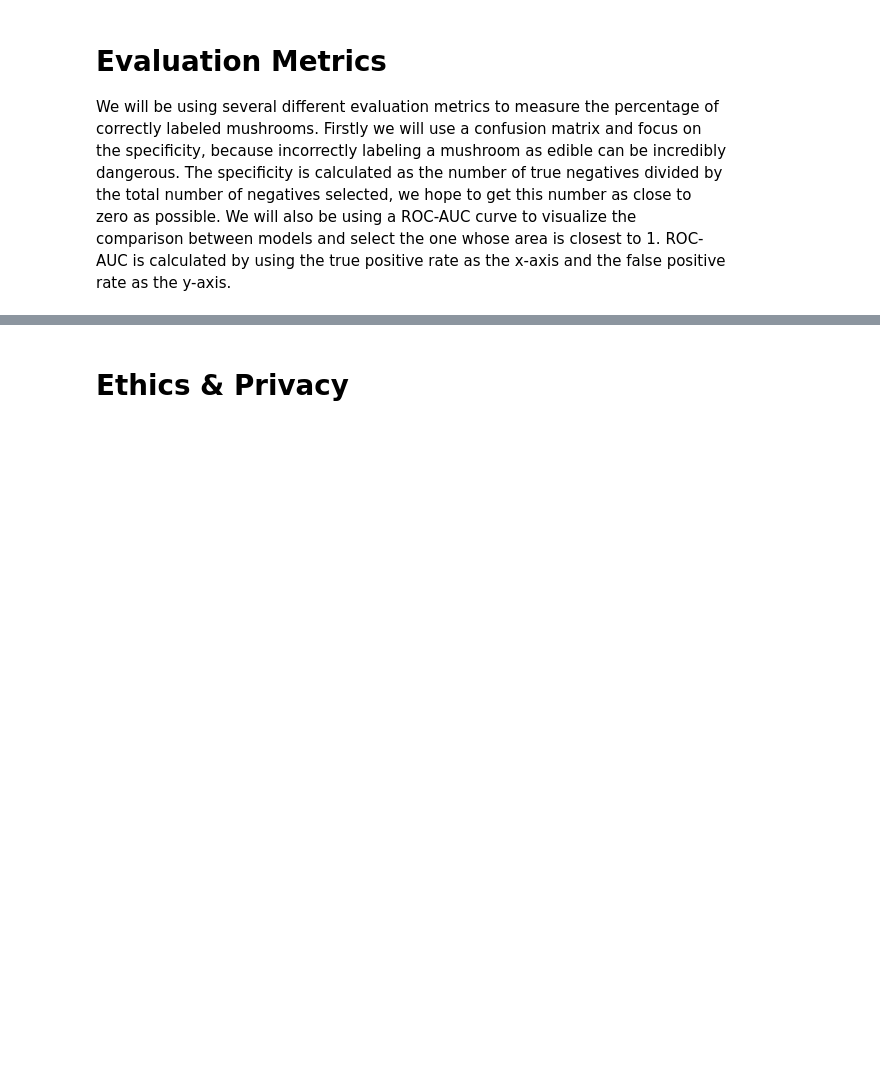
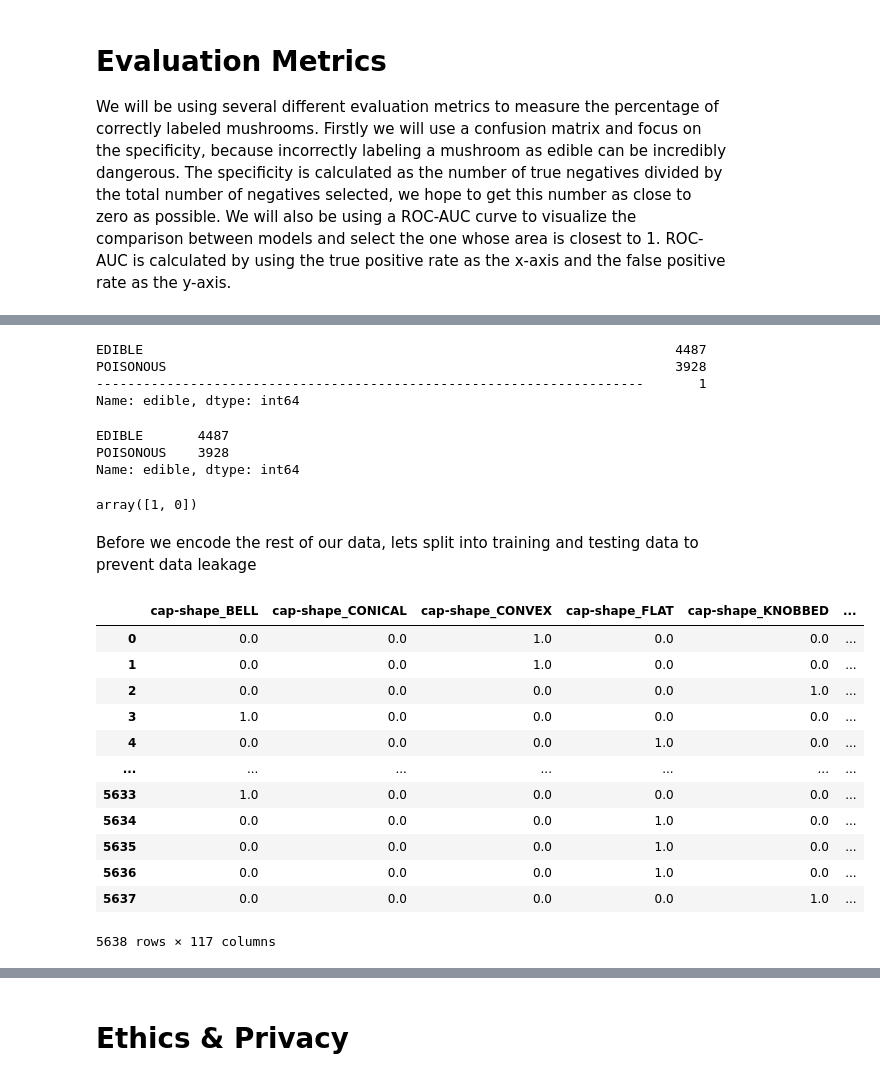
Before and after one commit to COGS118A/Group011-SP23, a Jupyter notebook: Checkpoint_Group011-SP23.ipynb, the cells around one changed output, grey strips where cells are left out. Drawn from its saved outputs; the diff is of its cells as text; code cells hidden in the pictures; blank space fills up the shorter version.

```diff
--- a/Checkpoint_Group011-SP23.ipynb
+++ b/Checkpoint_Group011-SP23.ipynb
@@ -66,0 +104,59 @@ We will be using several different evaluation metrics to measure the percentage
+# %%
+df.dropna(how = 'any')
+df["edible"].unique()
+df['edible'].value_counts()
+# %% [output]
+EDIBLE                                                                    4487
+POISONOUS                                                                 3928
+----------------------------------------------------------------------       1
+Name: edible, dtype: int64
+# %%
+df = df.loc[~((df['edible'] != 'EDIBLE') & (df['edible'] != 'POISONOUS'))]
+df['edible'].value_counts()
+# %% [output]
+EDIBLE       4487
+POISONOUS    3928
+Name: edible, dtype: int64
+# %%
+df = df.replace('EDIBLE', 1)
+df = df.replace('POISONOUS', 0)
+df["edible"].unique()
+# %% [output]
+array([1, 0])
+# %% [markdown]
+Before we encode the rest of our data, lets split into training and testing data to prevent data leakage
+# %%
+from sklearn.model_selection import train_test_split
+
+
+y = pd.DataFrame(df["edible"])
+X = df.loc[:, df.columns != "edible"]
+
+(X_train, X_test, y_train, y_test) = train_test_split(X, y, test_size=0.33, random_state=42)
+# %%
+from sklearn.preprocessing import OneHotEncoder
+
+# create an encoder and fit the dataframe
+enc = OneHotEncoder(sparse_output=False).fit(X_train)
+encoded = enc.transform(X_train)
+# convert it to a dataframe
+X_train = pd.DataFrame(
+     encoded,
+     columns=enc.get_feature_names_out()
+)
+
+X_train
+# %% [output]
+|  | cap-shape_BELL | cap-shape_CONICAL | cap-shape_CONVEX | cap-shape_FLAT | cap-shape_KNOBBED | ... |
+| 0 | 0.0 | 0.0 | 1.0 | 0.0 | 0.0 | ... |
+| 1 | 0.0 | 0.0 | 1.0 | 0.0 | 0.0 | ... |
+| 2 | 0.0 | 0.0 | 0.0 | 0.0 | 1.0 | ... |
+| 3 | 1.0 | 0.0 | 0.0 | 0.0 | 0.0 | ... |
+| 4 | 0.0 | 0.0 | 0.0 | 1.0 | 0.0 | ... |
+| ... | ... | ... | ... | ... | ... | ... |
+| 5633 | 1.0 | 0.0 | 0.0 | 0.0 | 0.0 | ... |
+| 5634 | 0.0 | 0.0 | 0.0 | 1.0 | 0.0 | ... |
+| 5635 | 0.0 | 0.0 | 0.0 | 1.0 | 0.0 | ... |
+| 5636 | 0.0 | 0.0 | 0.0 | 1.0 | 0.0 | ... |
+| 5637 | 0.0 | 0.0 | 0.0 | 0.0 | 1.0 | ... |
+5638 rows × 117 columns
```
Also changed, not shown: parts of 9 cells of this notebook.
